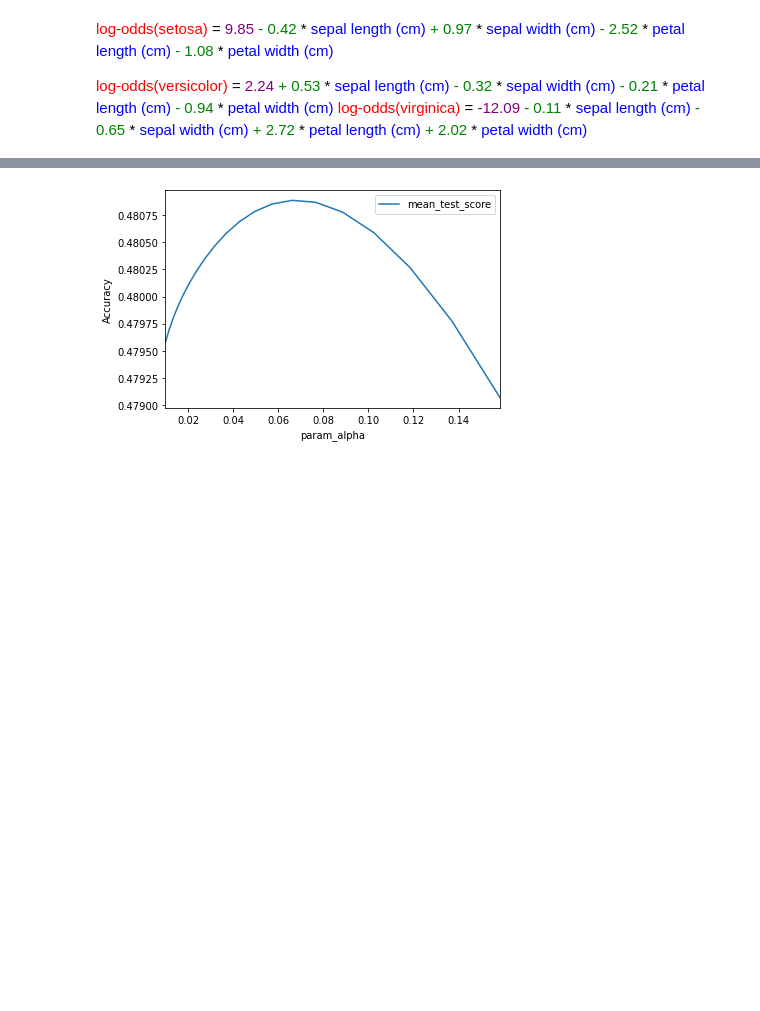
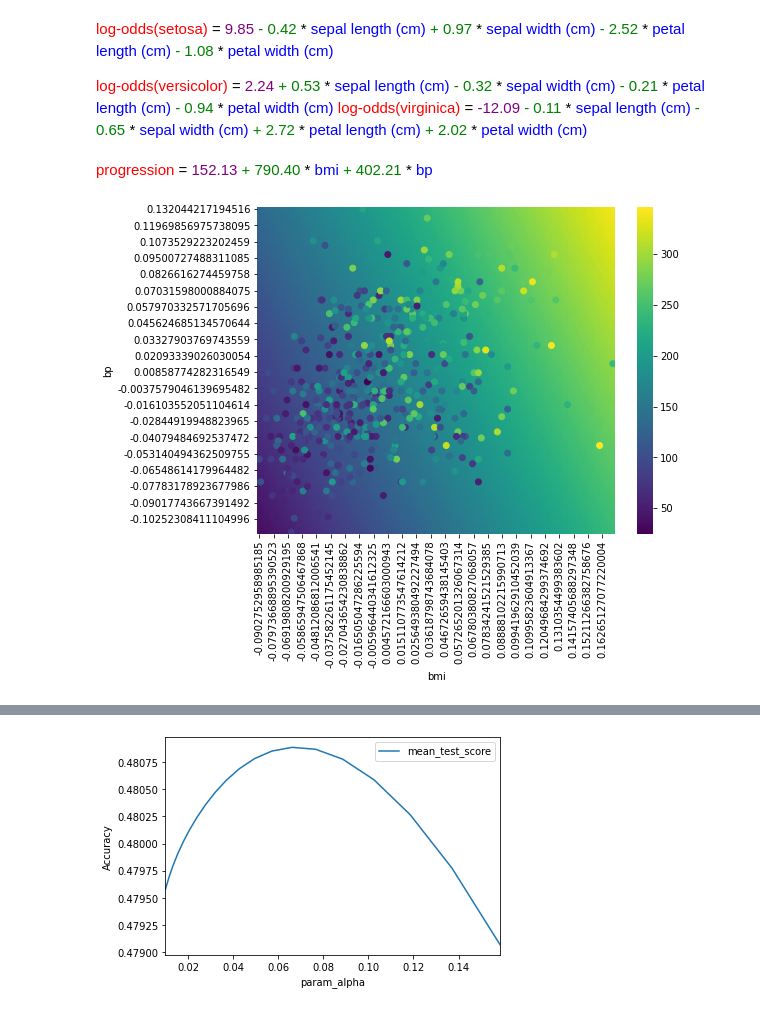
Before and after one commit to gsganden/model_inspector, a Jupyter notebook: 00_inspect.ipynb, the cells around one changed output, grey strips where cells are left out. Drawn from its saved outputs; the diff is of its cells as text; code cells hidden in the pictures; blank space fills up the shorter version.

Commit message:
Add plot_2d_linear_regression, rename plot_binary_logistic_regression_decision_boundary

```diff
--- a/00_inspect.ipynb
+++ b/00_inspect.ipynb
@@ -138,0 +177,20 @@ log-odds(virginica) = -12.09 - 0.11 * sepal length (cm) - 0.65 * sepal width (cm
+# %%
+feature_cols = ["bmi", "bp"]
+HTML(
+    generate_linear_model_html(
+        LinearRegression().fit(X_diabetes.loc[:, feature_cols], y_diabetes),
+        feature_cols,
+        "progression",
+    )
+)
+# %% [output]
+progression = 152.13 + 790.40 * bmi + 402.21 * bp
+# %%
+ax = plot_2d_linear_regression(
+    model=LinearRegression(),
+    X=X_diabetes.loc[:, feature_cols],
+    y=y_diabetes,
+)
+ax.get_figure().set_size_inches((8, 6))
+# %% [output]
+[figure, added]
```
Also changed, not shown: parts of 7 cells of this notebook, 5 other files.
